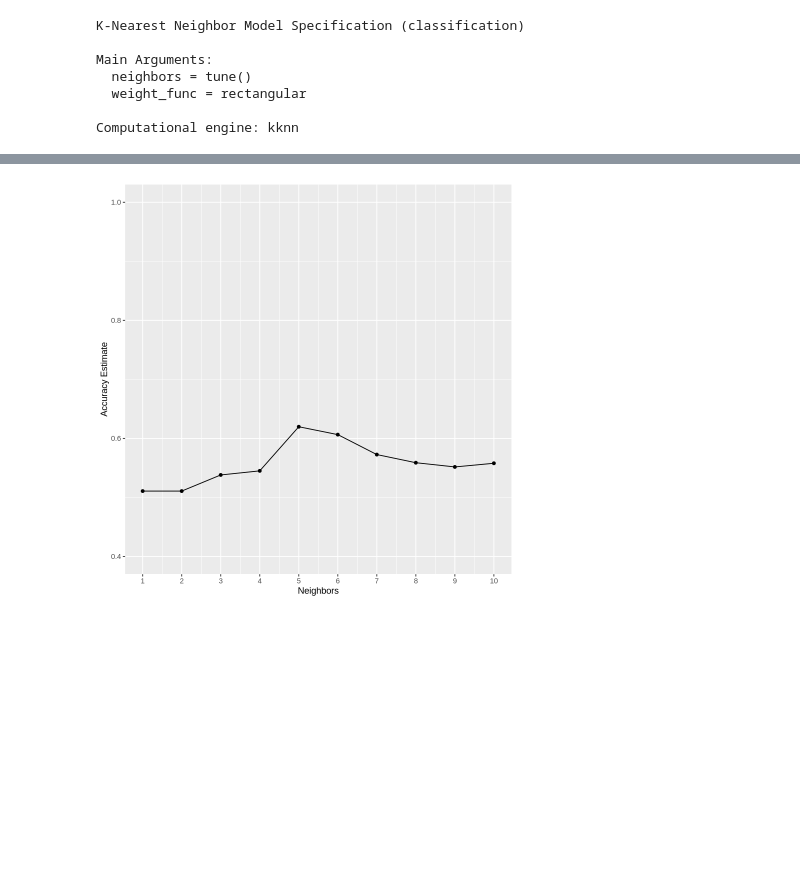
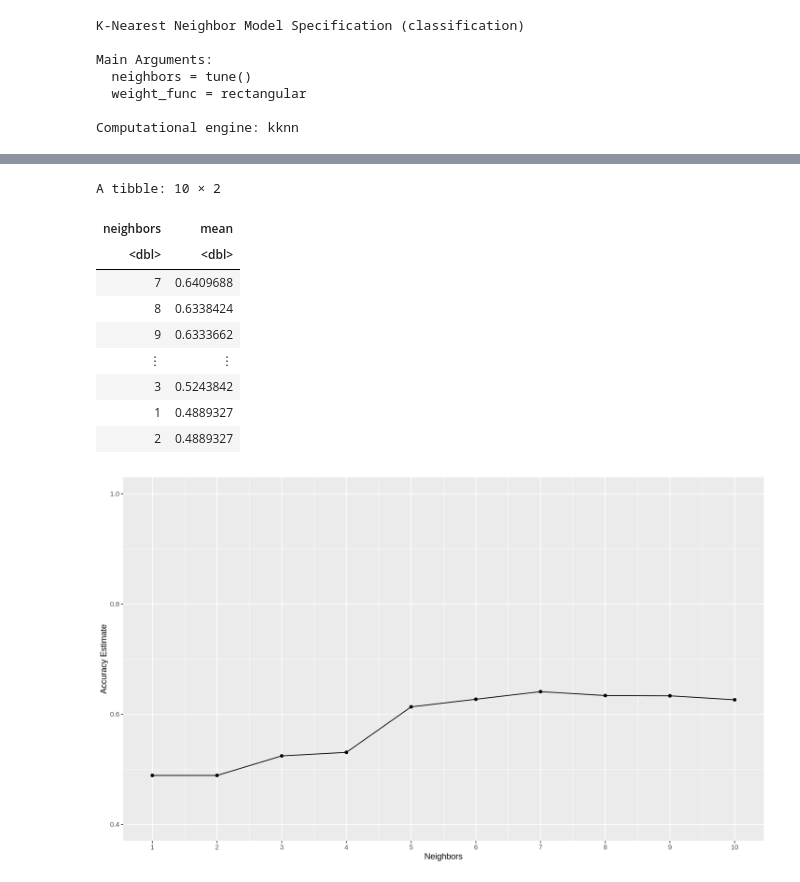
Before and after one commit to Kqvii/DSCI100-Group13, a Jupyter notebook: GroupProject-2.ipynb, the cells around one changed output, grey strips where cells are left out. Drawn from its saved outputs; the diff is of its cells as text; code cells hidden in the pictures; blank space fills up the shorter version.

Commit message:
Added Seed and Wrangled Accuracies
set.seed() ensures that the randomly chosen training and testing sets are the same no matter how many times you run the code

```diff
--- a/GroupProject-2.ipynb
+++ b/GroupProject-2.ipynb
@@ -271,11 +291,26 @@ A tibble: 20 × 7
 # %%
-accuracies <- knn_results |> filter(.metric == "accuracy")
+accuracies <- knn_results |>
+    filter(.metric == "accuracy") |>
+    select(neighbors, mean) |>
+    arrange(-mean)
+accuracies
+
 accuracy_versus_k <- ggplot(accuracies, aes(x = neighbors, y = mean))+
       geom_point() +
       geom_line() +
       labs(x = "Neighbors", y = "Accuracy Estimate") +
       scale_x_continuous(breaks = seq(0, 14, by = 1)) +  # adjusting the x-axis
       scale_y_continuous(limits = c(0.4, 1.0)) # adjusting the y-axis
 accuracy_versus_k
 # %% [output]
+A tibble: 10 × 2
+| neighbors | mean |
+| <dbl> | <dbl> |
+| 7 | 0.6409688 |
+| 8 | 0.6338424 |
+| 9 | 0.6333662 |
+| ⋮ | ⋮ |
+| 3 | 0.5243842 |
+| 1 | 0.4889327 |
+| 2 | 0.4889327 |
-[figure, old version]
+[figure, new version]
```
Also changed, not shown: parts of 8 cells of this notebook.
